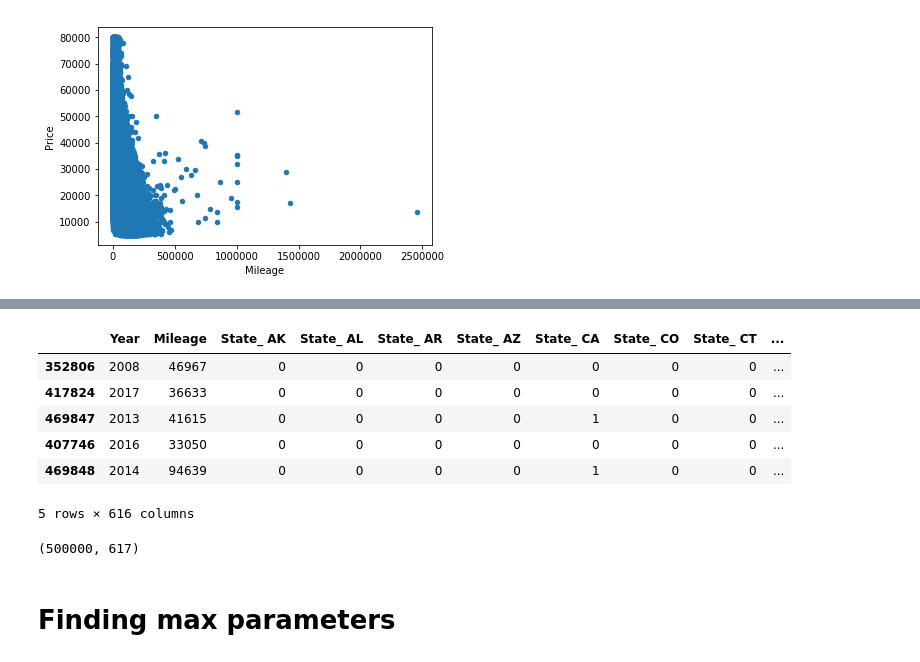
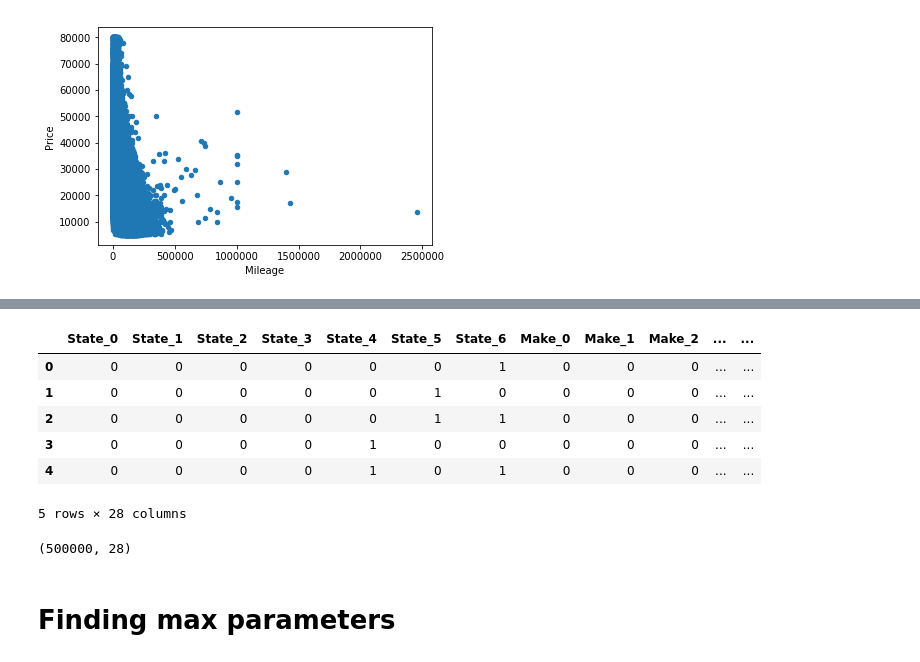
Before and after one commit to gomezivan/Python-ML, a Jupyter notebook: Proyecto 1st/P1-UsedVehiclePricePrediction.ipynb, the cells around one changed output, grey strips where cells are left out. Cells and saved outputs as stored; diff of their text form; code cells hidden in the pictures.

```diff
--- a/Proyecto 1st/P1-UsedVehiclePricePrediction.ipynb
+++ b/Proyecto 1st/P1-UsedVehiclePricePrediction.ipynb
@@ -121,10 +54,0 @@ data2.head()
-# %%
-data_sample.iloc[:,1:].head()
-# %% [output]
-|  | Year | Mileage | State_ AK | State_ AL | State_ AR | State_ AZ | State_ CA | State_ CO | State_ CT | ... |
-| 352806 | 2008 | 46967 | 0 | 0 | 0 | 0 | 0 | 0 | 0 | ... |
-| 417824 | 2017 | 36633 | 0 | 0 | 0 | 0 | 0 | 0 | 0 | ... |
-| 469847 | 2013 | 41615 | 0 | 0 | 0 | 0 | 1 | 0 | 0 | ... |
-| 407746 | 2016 | 33050 | 0 | 0 | 0 | 0 | 0 | 0 | 0 | ... |
-| 469848 | 2014 | 94639 | 0 | 0 | 0 | 0 | 1 | 0 | 0 | ... |
-5 rows × 616 columns
@@ -131,14 +61,27 @@ data_sample.iloc[:,1:].head()
+# %%
+import category_encoders as ce
+BinEncoder = ce.BinaryEncoder().fit(data)
+data2 = X_ = BinEncoder.transform(data)
+data2.head()
+# %% [output]
+|  | State_0 | State_1 | State_2 | State_3 | State_4 | State_5 | State_6 | Make_0 | Make_1 | Make_2 | ... | ... |
+| 0 | 0 | 0 | 0 | 0 | 0 | 0 | 1 | 0 | 0 | 0 | ... | ... |
+| 1 | 0 | 0 | 0 | 0 | 0 | 1 | 0 | 0 | 0 | 0 | ... | ... |
+| 2 | 0 | 0 | 0 | 0 | 0 | 1 | 1 | 0 | 0 | 0 | ... | ... |
+| 3 | 0 | 0 | 0 | 0 | 1 | 0 | 0 | 0 | 0 | 0 | ... | ... |
+| 4 | 0 | 0 | 0 | 0 | 1 | 0 | 1 | 0 | 0 | 0 | ... | ... |
+5 rows × 28 columns
 # %%
 #Muestreo para entrenamiento
 print(data2.shape)
 #data_sample = data.sample(n=50000, weights='Model', random_state=1)
-data_sample = data2.sample(n=20000, random_state=1)
+data_sample = data2.sample(n=25000, random_state=1)
 
 Y = data_sample.Price
-X = data_sample.iloc[:,1:]
+X = data_sample.drop(['Price'], axis=1)
 #data_sample
 # %% [output]
-(500000, 617)
+(500000, 28)
 # %%
 # Hacer el split de los datos: entrenamiento y prueba
 size = 0.3
```
Also changed, not shown: parts of 12 cells of this notebook.
